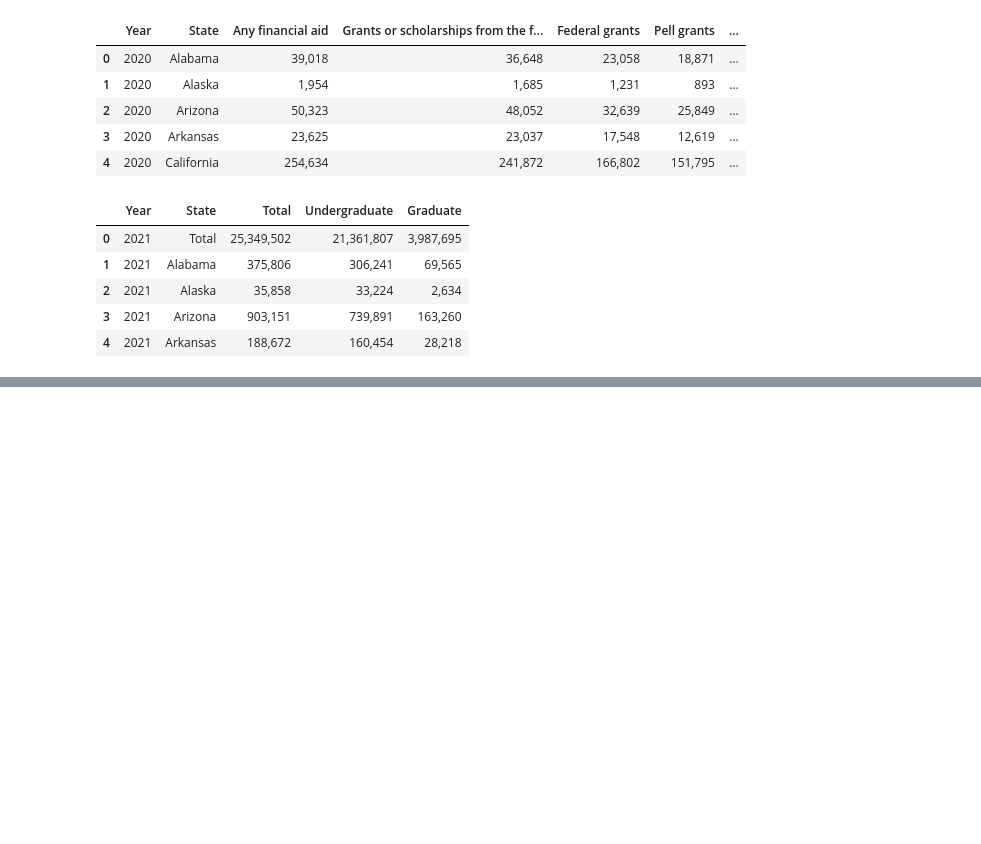
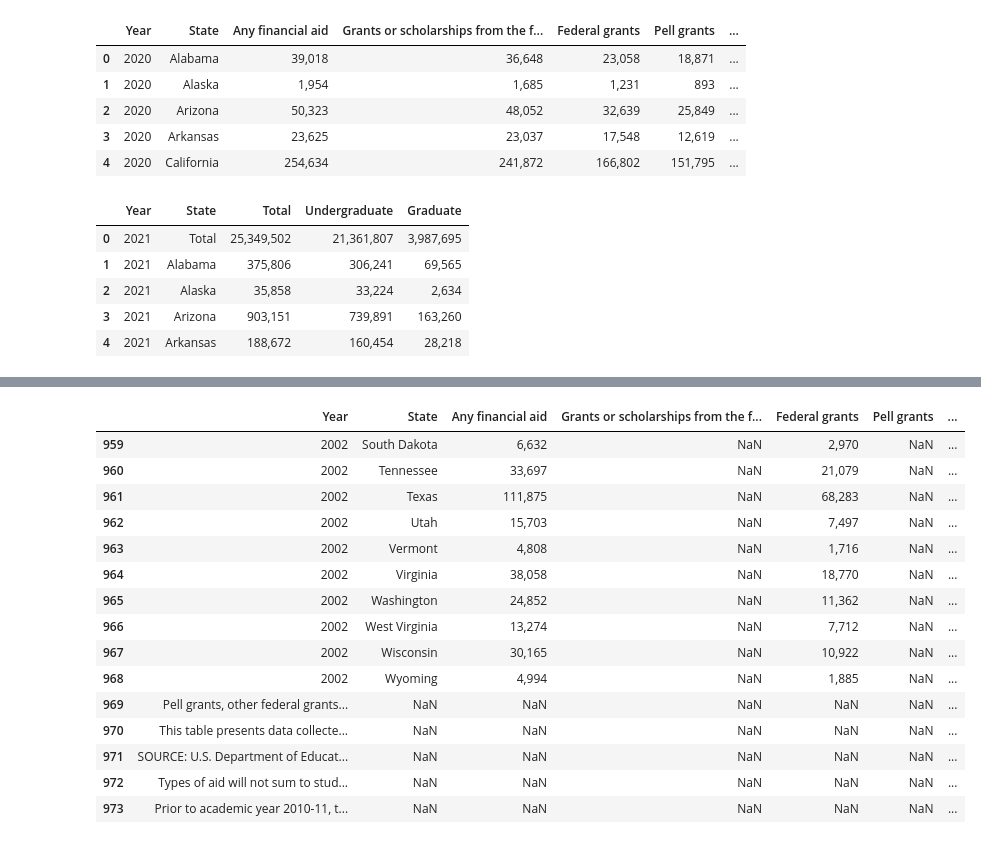
Before and after one commit to brevinowens/solvemined, a Jupyter notebook: Extract.ipynb, the cells around one changed output, grey strips where cells are left out. Saved outputs shown, nothing was run; the diff lists cells and outputs as text; code cells hidden in the pictures; blank space fills up the shorter version.

```diff
--- a/Extract.ipynb
+++ b/Extract.ipynb
@@ -47,0 +239,19 @@ revenue_copy = revenue
+# %%
+financial_aid_copy.tail(15)
+# %% [output]
+|  | Year | State | Any financial aid | Grants or scholarships from the f... | Federal grants | Pell grants | ... |
+| 959 | 2002 | South Dakota | 6,632 | NaN | 2,970 | NaN | ... |
+| 960 | 2002 | Tennessee | 33,697 | NaN | 21,079 | NaN | ... |
+| 961 | 2002 | Texas | 111,875 | NaN | 68,283 | NaN | ... |
+| 962 | 2002 | Utah | 15,703 | NaN | 7,497 | NaN | ... |
+| 963 | 2002 | Vermont | 4,808 | NaN | 1,716 | NaN | ... |
+| 964 | 2002 | Virginia | 38,058 | NaN | 18,770 | NaN | ... |
+| 965 | 2002 | Washington | 24,852 | NaN | 11,362 | NaN | ... |
+| 966 | 2002 | West Virginia | 13,274 | NaN | 7,712 | NaN | ... |
+| 967 | 2002 | Wisconsin | 30,165 | NaN | 10,922 | NaN | ... |
+| 968 | 2002 | Wyoming | 4,994 | NaN | 1,885 | NaN | ... |
+| 969 | Pell grants, other federal grants... | NaN | NaN | NaN | NaN | NaN | ... |
+| 970 | This table presents data collecte... | NaN | NaN | NaN | NaN | NaN | ... |
+| 971 | SOURCE: U.S. Department of Educat... | NaN | NaN | NaN | NaN | NaN | ... |
+| 972 | Types of aid will not sum to stud... | NaN | NaN | NaN | NaN | NaN | ... |
+| 973 | Prior to academic year 2010-11, t... | NaN | NaN | NaN | NaN | NaN | ... |
```
Also changed, not shown: parts of 21 cells of this notebook.
